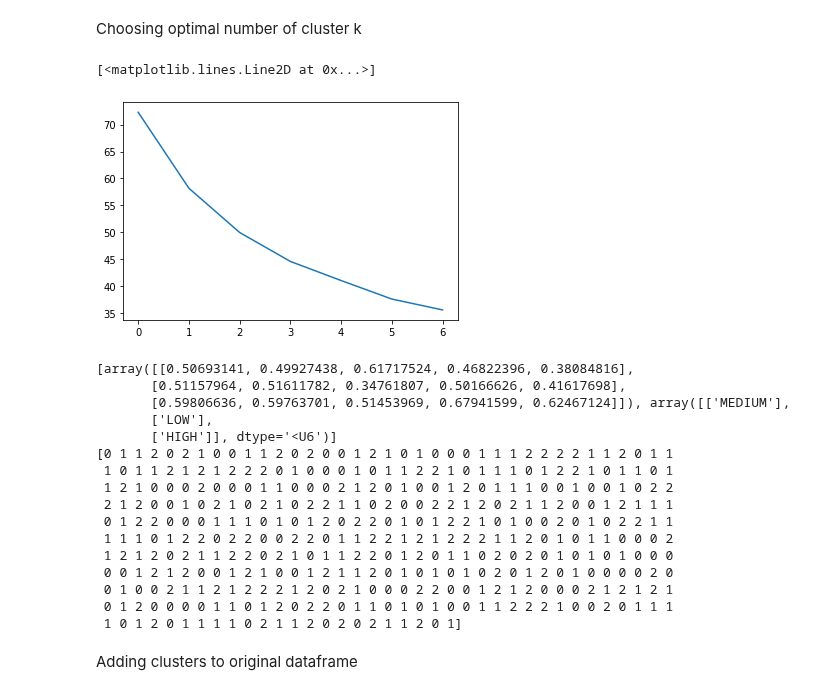
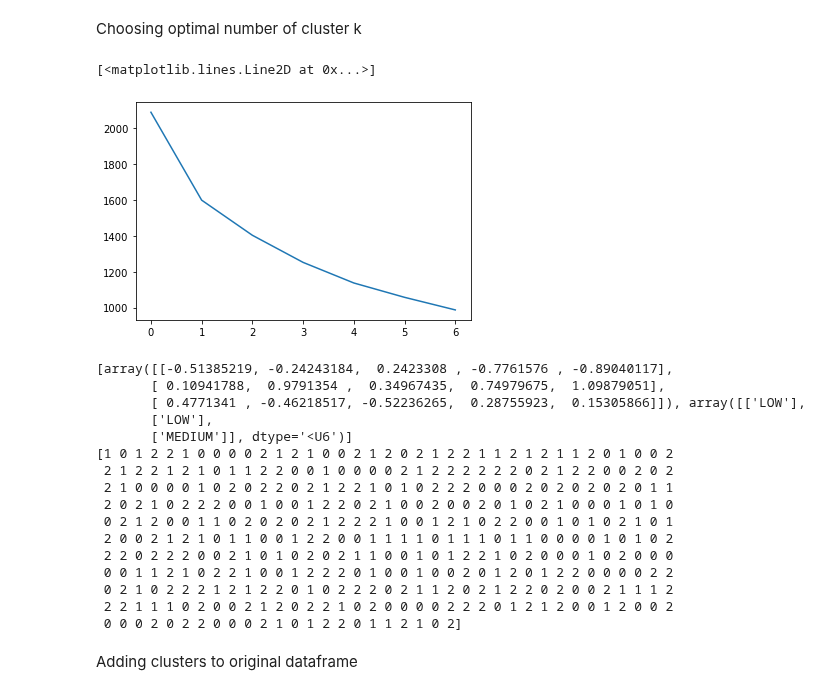
Before and after one commit to JustinSms/Ecommerce_Clustering_2, a Jupyter notebook: KPrototypes.ipynb, the cells around one changed output. Saved outputs shown, nothing was run; the diff lists cells and outputs as text; code cells hidden in the pictures.

```diff
--- a/KPrototypes.ipynb
+++ b/KPrototypes.ipynb
@@ -11,9 +11,19 @@ from sklearn.preprocessing import MinMaxScaler
 Importing data
 # %%
 data_hot_clustering = sf.data_hot_clustering
+#print(data_hot_clustering.head(5))
 
 data_norm = normalization.normalized_dataframe
 #print(data_norm.info())
 
 # Clusters are strongly influenced by State group
 data_clustering = pd.concat([data_norm,data_hot_clustering["State group"]], axis = 1)
+
+# Standardized data
+data_stand = data_hot_clustering[["Avg. Session Length","Time on App","Time on Website","Length of Membership","Yearly Amount Spent","State group"]]
+
+con_feats = ["Avg. Session Length","Time on App","Time on Website","Length of Membership","Yearly Amount Spent"]
+scale = StandardScaler()
+
+data_stand[con_feats] = scale.fit_transform(data_stand[con_feats])
+print(data_stand.head())
@@ -20,6 +44,6 @@ data_clustering = pd.concat([data_norm,data_hot_clustering["State group"]], axis
 # %% [markdown]
 Turning df in numpy array, bc ktypes takes numpy array as input
 # %%
-data_array = data_clustering.values
+data_array = data_stand.values
 print(data_array)
 # %% [output]
@@ -49,15 +73,15 @@ Choosing optimal number of cluster k
 # %%
 #Choosing optimal K
 cost = []
 for num_clusters in list(range(1,8)):
-    kproto = KPrototypes(n_clusters=num_clusters, init='Huang')
+    kproto = KPrototypes(n_clusters=num_clusters, init='Cao')
     kproto.fit_predict(data_array, categorical=[5])
     cost.append(kproto.cost_)
 
 plt.plot(cost)
 # %% [output]
 [<matplotlib.lines.Line2D at 0x...>]
-[figure, old version]
+[figure, new version]
 # %%
 kproto = KPrototypes(n_clusters=3, max_iter=20)
 clusters = kproto.fit_predict(data_array, categorical=[5])
@@ -65,22 +89,22 @@ clusters = kproto.fit_predict(data_array, categorical=[5])
 print(kproto.cluster_centroids_)
 print(clusters)
 # %% [output]
-[array([[0.50693141, 0.49927438, 0.61717524, 0.46822396, 0.38084816],
-       [0.51157964, 0.51611782, 0.34761807, 0.50166626, 0.41617698],
-       [0.59806636, 0.59763701, 0.51453969, 0.67941599, 0.62467124]]), array([['MEDIUM'],
+[array([[-0.51385219, -0.24243184,  0.2423308 , -0.7761576 , -0.89040117],
+       [ 0.10941788,  0.9791354 ,  0.34967435,  0.74979675,  1.09879051],
+       [ 0.4771341 , -0.46218517, -0.52236265,  0.28755923,  0.15305866]]), array([['LOW'],
        ['LOW'],
-       ['HIGH']], dtype='<U6')]
-[0 1 1 2 0 2 1 0 0 1 1 2 0 2 0 0 1 2 1 0 1 0 0 0 1 1 1 2 2 2 2 1 1 2 0 1 1
- 1 0 1 1 2 1 2 1 2 2 2 0 1 0 0 0 1 0 1 1 2 2 1 0 1 1 1 0 1 2 2 1 0 1 1 0 1
- 1 2 1 0 0 0 2 0 0 0 1 1 0 0 0 2 1 2 0 1 0 0 1 2 0 1 1 1 0 0 1 0 0 1 0 2 2
- 2 1 2 0 0 1 0 2 1 0 2 1 0 2 2 1 1 0 2 0 0 2 2 1 2 0 2 1 1 2 0 0 1 2 1 1 1
- 0 1 2 2 0 0 0 1 1 1 0 1 0 1 2 0 2 2 0 1 0 1 2 2 1 0 1 0 0 2 0 1 0 2 2 1 1
- 1 1 1 0 1 2 2 0 2 2 0 0 2 2 0 1 1 2 2 1 2 1 2 2 2 1 1 2 0 1 0 1 1 0 0 0 2
- 1 2 1 2 0 2 1 1 2 2 0 2 1 0 1 1 2 2 0 1 2 0 1 1 0 2 0 2 0 1 0 1 0 1 0 0 0
- 0 0 1 2 1 2 0 0 1 2 1 0 0 1 2 1 1 2 0 1 0 1 0 1 0 2 0 1 2 0 1 0 0 0 0 2 0
- 0 1 0 0 2 1 1 2 1 2 2 2 1 2 0 2 1 0 0 0 2 2 0 0 1 2 1 2 0 0 0 2 1 2 1 2 1
- 0 1 2 0 0 0 0 1 1 0 1 2 0 2 2 0 1 1 0 1 0 1 0 0 1 1 2 2 2 1 0 0 2 0 1 1 1
- 1 0 1 2 0 1 1 1 1 0 2 1 1 2 0 2 0 2 1 1 2 0 1]
+       ['MEDIUM']], dtype='<U6')]
+[1 0 1 2 2 1 0 0 0 0 2 1 2 1 0 0 2 1 2 0 2 1 2 2 1 1 2 1 2 1 1 2 0 1 0 0 2
+ 2 1 2 2 1 2 1 0 1 1 2 2 0 0 1 0 0 0 0 2 1 2 2 2 2 2 2 0 2 1 2 2 0 0 2 0 2
+ 2 1 0 0 0 0 1 0 2 0 2 2 0 2 1 2 2 1 0 1 0 2 2 2 0 0 0 2 0 2 0 2 0 2 0 1 1
+ 2 0 2 1 0 2 2 2 0 0 1 0 0 1 2 2 0 2 1 0 0 2 0 0 2 0 1 0 2 1 0 0 0 1 0 1 0
+ 0 2 1 2 0 0 1 1 0 2 0 2 0 2 1 2 2 2 1 0 0 1 2 1 0 2 2 0 0 1 0 1 0 2 1 0 1
+ 2 0 0 2 1 2 1 0 1 1 0 0 1 2 2 0 0 1 1 1 1 0 1 1 1 0 1 1 0 0 0 0 1 0 1 0 2
+ 2 2 0 2 2 2 0 0 2 1 0 1 0 2 0 2 1 1 0 0 1 0 1 2 2 1 0 2 0 0 0 1 0 2 0 0 0
+ 0 0 1 1 2 1 0 2 2 1 0 0 1 2 2 2 0 1 0 0 1 0 0 2 0 1 2 0 1 2 2 0 0 0 0 2 2
+ 0 2 1 0 2 2 2 1 2 1 2 2 0 1 0 2 2 2 0 2 1 1 2 0 2 1 2 2 0 2 0 0 2 1 1 1 2
+ 2 2 1 1 1 0 2 0 0 2 1 2 0 2 2 1 0 2 0 0 0 0 2 2 2 0 1 2 1 2 0 0 1 2 0 0 2
+ 0 0 0 2 0 2 2 0 0 0 2 1 0 1 2 2 0 1 1 2 1 0 2]
 # %%
 cluster_list = []
 for i in clusters:
```
Also changed, not shown: parts of 10 cells of this notebook.
